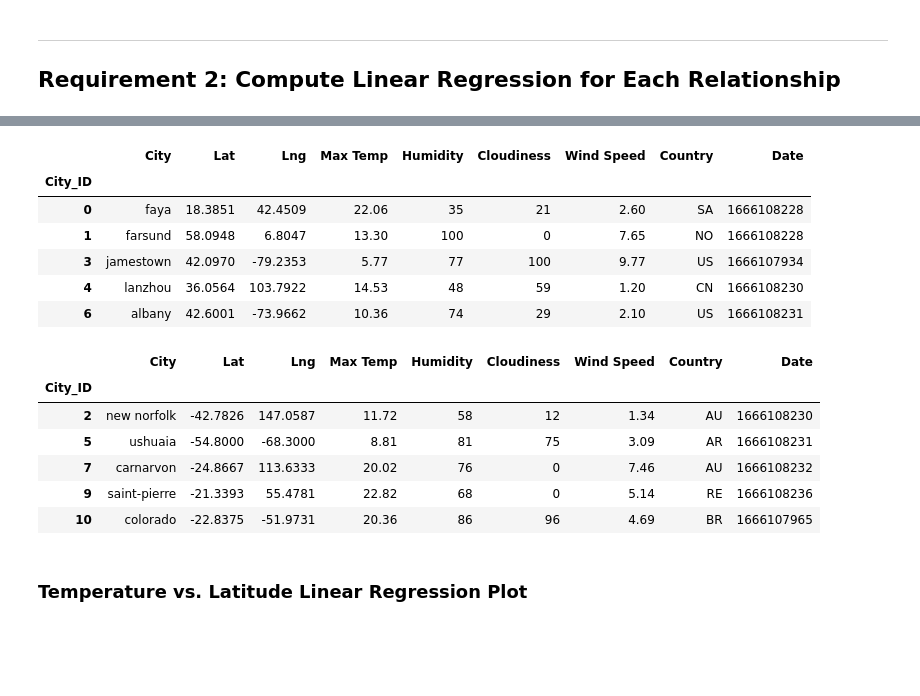
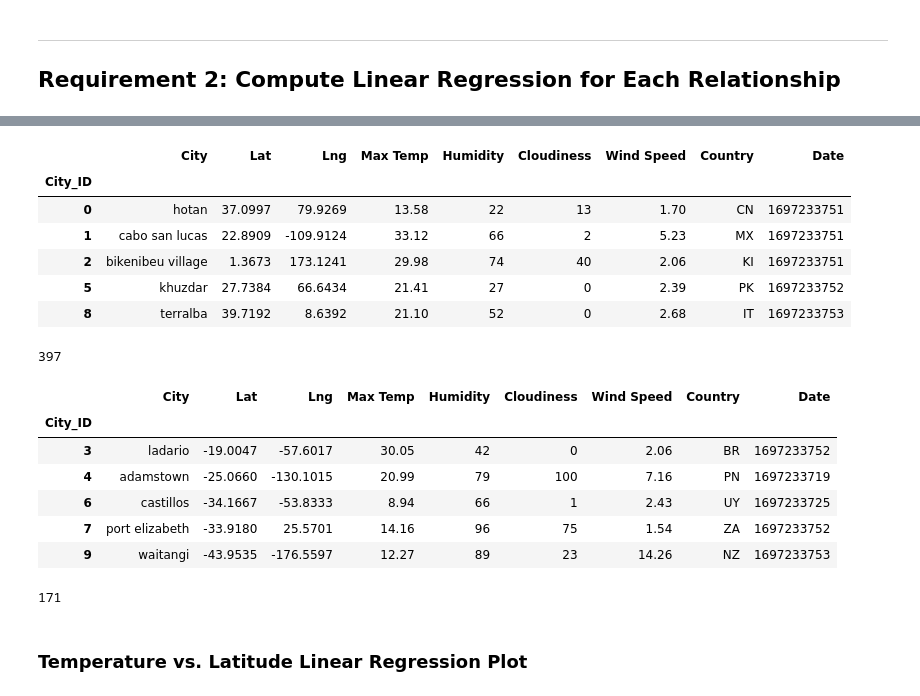
Before and after one commit to StarkArk/python_vacation_api, a Jupyter notebook: WeatherPy.ipynb, the cells around one changed output, grey strips where cells are left out. Cells and saved outputs as stored; diff of their text form; code cells hidden in the pictures; blank space fills up the shorter version.

```diff
--- a/WeatherPy.ipynb
+++ b/WeatherPy.ipynb
@@ -457,30 +482,34 @@ plt.show()
 # %%
 # Create a DataFrame with the Northern Hemisphere data (Latitude >= 0)
-# YOUR CODE HERE
+northern_hemi_df = city_data_df[city_data_df["Lat"] >= 0]
 
 # Display sample data
-northern_hemi_df.head()
+display(northern_hemi_df.head())
+display(len(northern_hemi_df))
 # %% [output]
 |  | City | Lat | Lng | Max Temp | Humidity | Cloudiness | Wind Speed | Country | Date |
 | City_ID |  |  |  |  |  |  |  |  |  |
-| 0 | faya | 18.3851 | 42.4509 | 22.06 | 35 | 21 | 2.60 | SA | 1666108228 |
-| 1 | farsund | 58.0948 | 6.8047 | 13.30 | 100 | 0 | 7.65 | NO | 1666108228 |
-| 3 | jamestown | 42.0970 | -79.2353 | 5.77 | 77 | 100 | 9.77 | US | 1666107934 |
-| 4 | lanzhou | 36.0564 | 103.7922 | 14.53 | 48 | 59 | 1.20 | CN | 1666108230 |
-| 6 | albany | 42.6001 | -73.9662 | 10.36 | 74 | 29 | 2.10 | US | 1666108231 |
+| 0 | hotan | 37.0997 | 79.9269 | 13.58 | 22 | 13 | 1.70 | CN | 1697233751 |
+| 1 | cabo san lucas | 22.8909 | -109.9124 | 33.12 | 66 | 2 | 5.23 | MX | 1697233751 |
+| 2 | bikenibeu village | 1.3673 | 173.1241 | 29.98 | 74 | 40 | 2.06 | KI | 1697233751 |
+| 5 | khuzdar | 27.7384 | 66.6434 | 21.41 | 27 | 0 | 2.39 | PK | 1697233752 |
+| 8 | terralba | 39.7192 | 8.6392 | 21.10 | 52 | 0 | 2.68 | IT | 1697233753 |
+397
 # %%
 # Create a DataFrame with the Southern Hemisphere data (Latitude < 0)
-# YOUR CODE HERE
+southern_hemi_df = city_data_df[city_data_df["Lat"] <= 0]
 
 # Display sample data
-southern_hemi_df.head()
+display(southern_hemi_df.head())
+display(len(southern_hemi_df))
 # %% [output]
 |  | City | Lat | Lng | Max Temp | Humidity | Cloudiness | Wind Speed | Country | Date |
 | City_ID |  |  |  |  |  |  |  |  |  |
-| 2 | new norfolk | -42.7826 | 147.0587 | 11.72 | 58 | 12 | 1.34 | AU | 1666108230 |
-| 5 | ushuaia | -54.8000 | -68.3000 | 8.81 | 81 | 75 | 3.09 | AR | 1666108231 |
-| 7 | carnarvon | -24.8667 | 113.6333 | 20.02 | 76 | 0 | 7.46 | AU | 1666108232 |
-| 9 | saint-pierre | -21.3393 | 55.4781 | 22.82 | 68 | 0 | 5.14 | RE | 1666108236 |
-| 10 | colorado | -22.8375 | -51.9731 | 20.36 | 86 | 96 | 4.69 | BR | 1666107965 |
+| 3 | ladario | -19.0047 | -57.6017 | 30.05 | 42 | 0 | 2.06 | BR | 1697233752 |
+| 4 | adamstown | -25.0660 | -130.1015 | 20.99 | 79 | 100 | 7.16 | PN | 1697233719 |
+| 6 | castillos | -34.1667 | -53.8333 | 8.94 | 66 | 1 | 2.43 | UY | 1697233725 |
+| 7 | port elizabeth | -33.9180 | 25.5701 | 14.16 | 96 | 75 | 1.54 | ZA | 1697233752 |
+| 9 | waitangi | -43.9535 | -176.5597 | 12.27 | 89 | 23 | 14.26 | NZ | 1697233753 |
+171
 # %% [markdown]
 ###  Temperature vs. Latitude Linear Regression Plot
```
Also changed, not shown: parts of 9 cells of this notebook, 3 other files.
